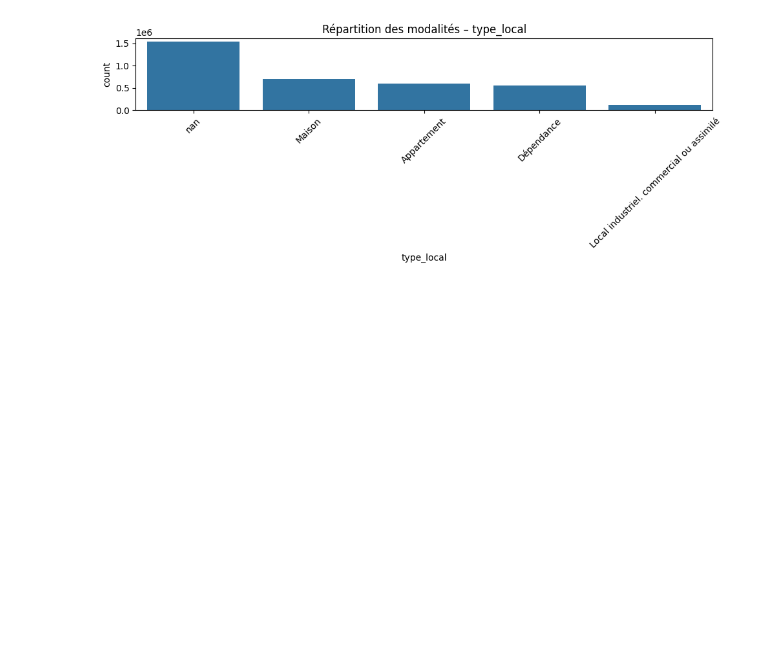
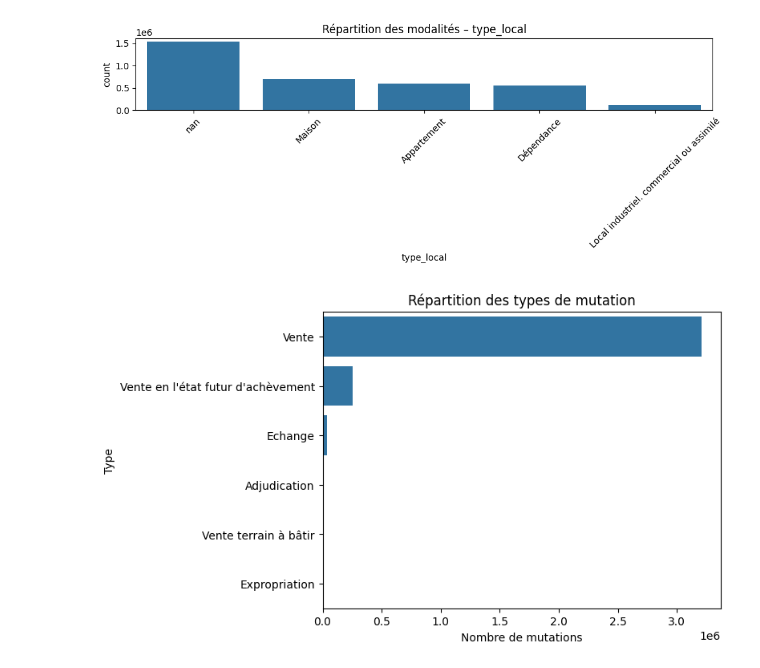
Before and after one commit to standemdem/compagnon-immobilier, a Jupyter notebook: notebooks/03_eda_full_2020.ipynb, the cells around one changed output. Drawn from its saved outputs; the diff is of its cells as text; code cells hidden in the pictures; blank space fills up the shorter version.

```diff
--- a/notebooks/03_eda_full_2020.ipynb
+++ b/notebooks/03_eda_full_2020.ipynb
@@ -199,7 +215,7 @@ cols_to_drop_1 = [
     'lot5_numero', 'lot5_surface_carrez'
 ]
 # Suppression des colonnes
-df.drop(columns=cols_to_drop_1, inplace=True)
+df = df.drop(columns=cols_to_drop_1, axis=1)
 
 # Vérification des colonnes restantes
 print(f"Shape after dropping columns: {df.shape}")
@@ -209,7 +225,7 @@ Shape after dropping columns: (3522416, 27)
 # Liste des colonnes avec infos inutiles
 cols_to_drop_2 = [
     'numero_disposition', 'adresse_numero', 'adresse_suffixe',
-    'adresse_nom_voie', 'adresse_code_voie', 'nom_commune','nature_culture_speciale'
+    'adresse_nom_voie', 'adresse_code_voie', 'nom_commune','nature_culture_speciale',
     'numero_volume', 'code_nature_culture', 'nature_culture','code_nature_culture_speciale'
 ]
 df = df.drop(columns=cols_to_drop_2, axis=1)
@@ -265,3 +281,11 @@ for col in cat_cols:
 # %% [output]
 [figure]
 [figure]
+# %%
+sns.countplot(data=df, y="nature_mutation", order=df["nature_mutation"].value_counts().index)
+plt.title("Répartition des types de mutation")
+plt.xlabel("Nombre de mutations")
+plt.ylabel("Type")
+plt.show()
+# %% [output]
+[figure, added]
```
Also changed, not shown: parts of 10 cells of this notebook.
